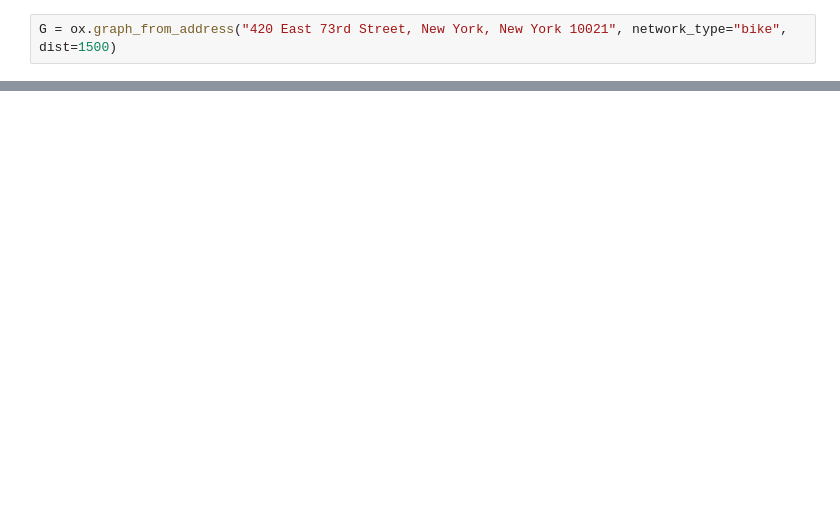
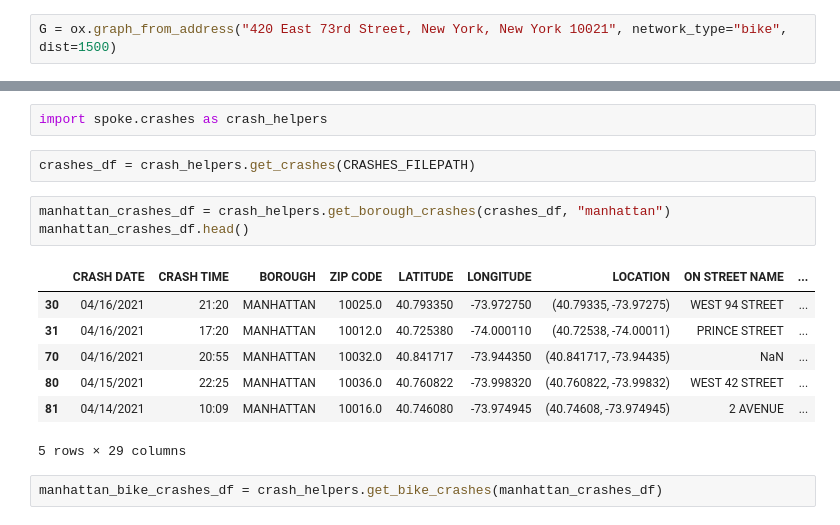
Before and after one commit to clyman23/spoke, a Jupyter notebook: notebooks/conorlyman/baseline-danger-metric.ipynb, the cells around one changed output, grey strips where cells are left out. Cells and saved outputs as stored; diff of their text form; blank space fills up the shorter version.

```diff
--- a/notebooks/conorlyman/baseline-danger-metric.ipynb
+++ b/notebooks/conorlyman/baseline-danger-metric.ipynb
@@ -87,0 +50,17 @@ G = ox.graph_from_address("420 East 73rd Street, New York, New York 10021", netw
+# %%
+import spoke.crashes as crash_helpers
+# %%
+crashes_df = crash_helpers.get_crashes(CRASHES_FILEPATH)
+# %%
+manhattan_crashes_df = crash_helpers.get_borough_crashes(crashes_df, "manhattan")
+manhattan_crashes_df.head()
+# %% [output]
+|  | CRASH DATE | CRASH TIME | BOROUGH | ZIP CODE | LATITUDE | LONGITUDE | LOCATION | ON STREET NAME | ... |
+| 30 | 04/16/2021 | 21:20 | MANHATTAN | 10025.0 | 40.793350 | -73.972750 | (40.79335, -73.97275) | WEST 94 STREET | ... |
+| 31 | 04/16/2021 | 17:20 | MANHATTAN | 10012.0 | 40.725380 | -74.000110 | (40.72538, -74.00011) | PRINCE STREET | ... |
+| 70 | 04/16/2021 | 20:55 | MANHATTAN | 10032.0 | 40.841717 | -73.944350 | (40.841717, -73.94435) | NaN | ... |
+| 80 | 04/15/2021 | 22:25 | MANHATTAN | 10036.0 | 40.760822 | -73.998320 | (40.760822, -73.99832) | WEST 42 STREET | ... |
+| 81 | 04/14/2021 | 10:09 | MANHATTAN | 10016.0 | 40.746080 | -73.974945 | (40.74608, -73.974945) | 2 AVENUE | ... |
+5 rows × 29 columns
+# %%
+manhattan_bike_crashes_df = crash_helpers.get_bike_crashes(manhattan_crashes_df)
```
Also changed, not shown: parts of 33 cells of this notebook, 4 other files.
